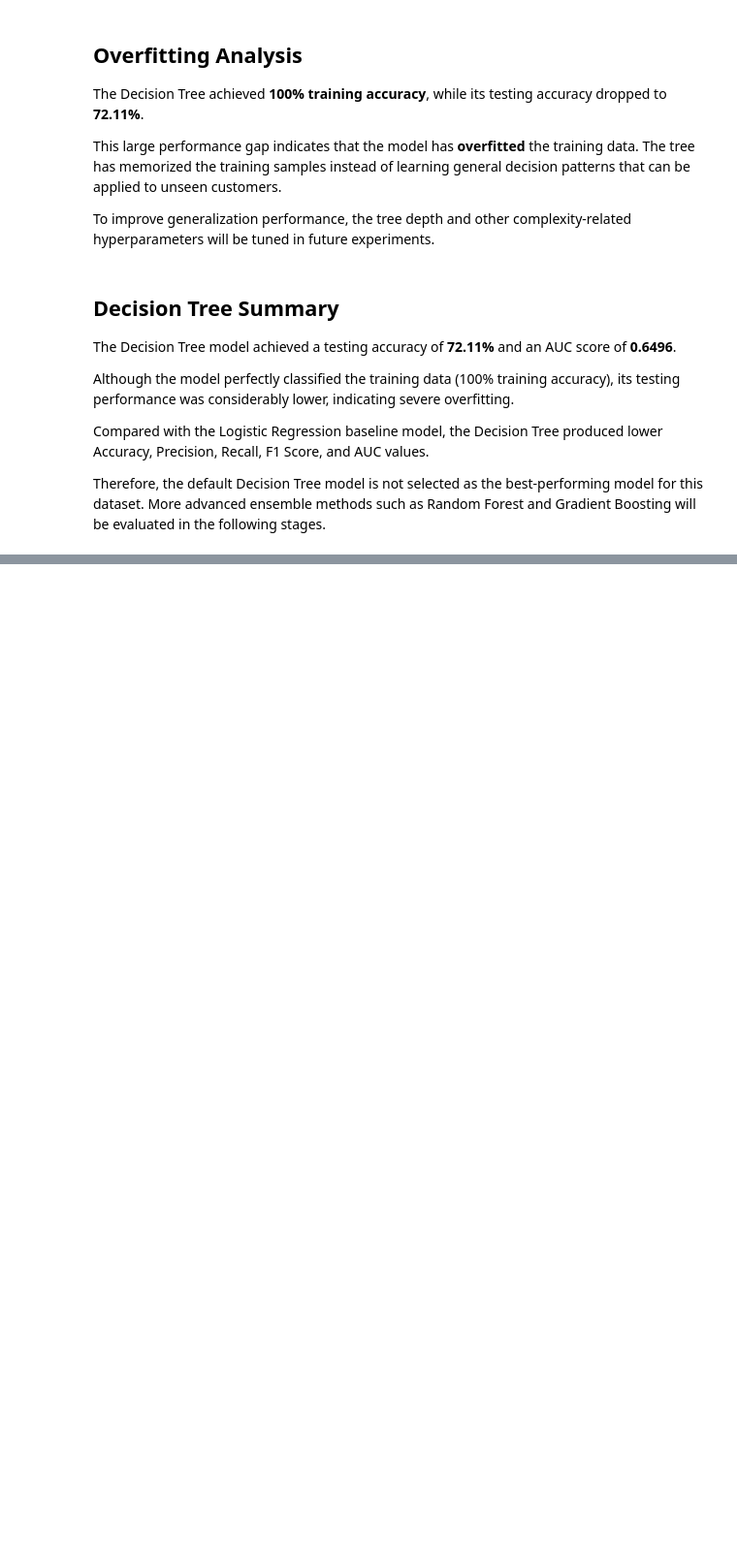
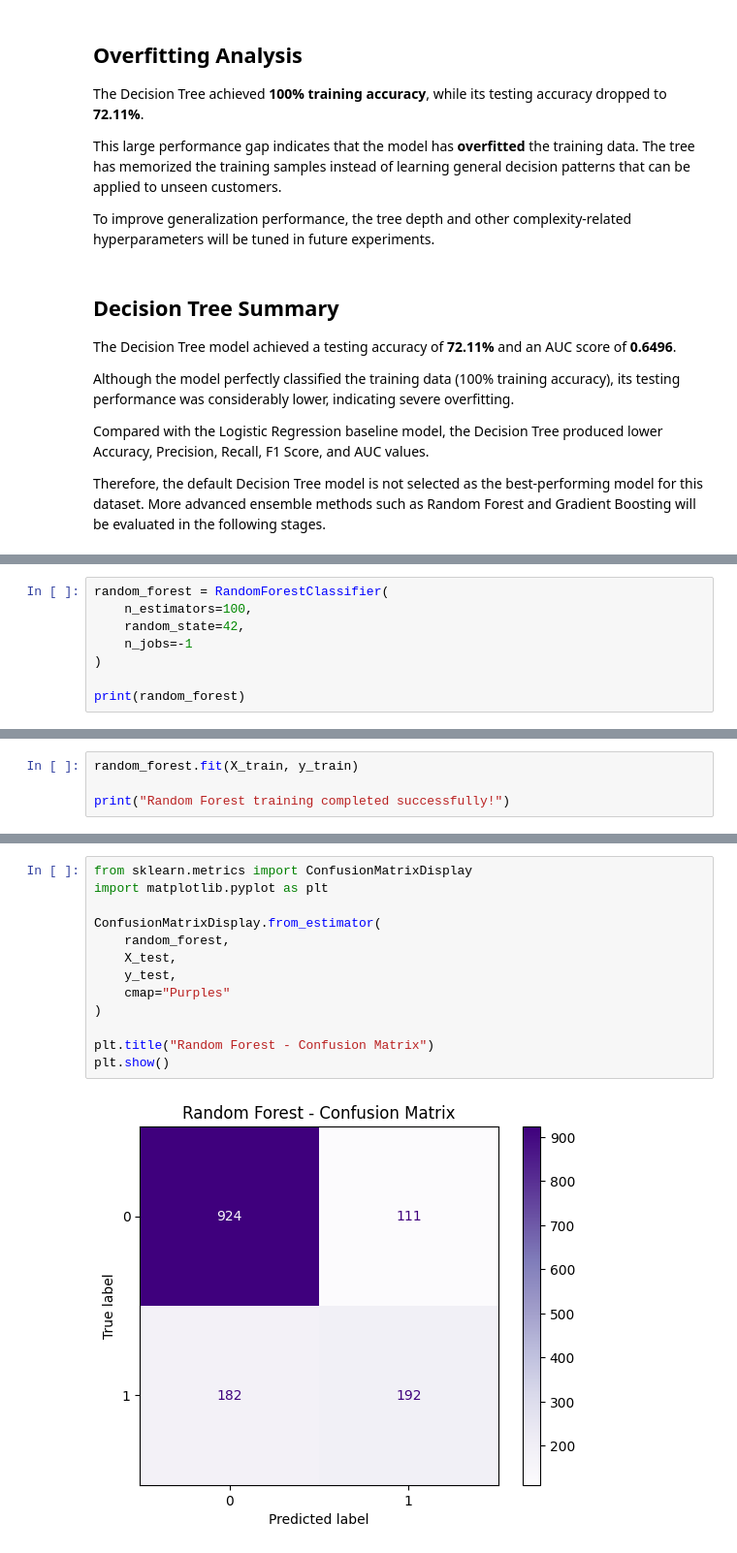
Before and after one commit to yarenyavuz/telecom-customer-retention-intelligence-platform, a Jupyter notebook: notebooks/04_model_development.ipynb, the cells around one changed output, grey strips where cells are left out. Shown at 97% size. Saved outputs shown, nothing was run; the diff lists cells and outputs as text; blank space fills up the shorter version.

Commit message:
Complete Day 11: Random Forest model evaluation

```diff
--- a/notebooks/04_model_development.ipynb
+++ b/notebooks/04_model_development.ipynb
@@ -386,0 +399,8 @@ Therefore, the default Decision Tree model is not selected as the best-performin
+# %%
+random_forest = RandomForestClassifier(
+    n_estimators=100,
+    random_state=42,
+    n_jobs=-1
+)
+
+print(random_forest)
@@ -386,0 +413,4 @@ Therefore, the default Decision Tree model is not selected as the best-performin
+# %%
+random_forest.fit(X_train, y_train)
+
+print("Random Forest training completed successfully!")
@@ -386,0 +480,15 @@ Therefore, the default Decision Tree model is not selected as the best-performin
+# %%
+from sklearn.metrics import ConfusionMatrixDisplay
+import matplotlib.pyplot as plt
+
+ConfusionMatrixDisplay.from_estimator(
+    random_forest,
+    X_test,
+    y_test,
+    cmap="Purples"
+)
+
+plt.title("Random Forest - Confusion Matrix")
+plt.show()
+# %% [output]
+[figure, added]
```
Also changed, not shown: parts of 21 cells of this notebook.
